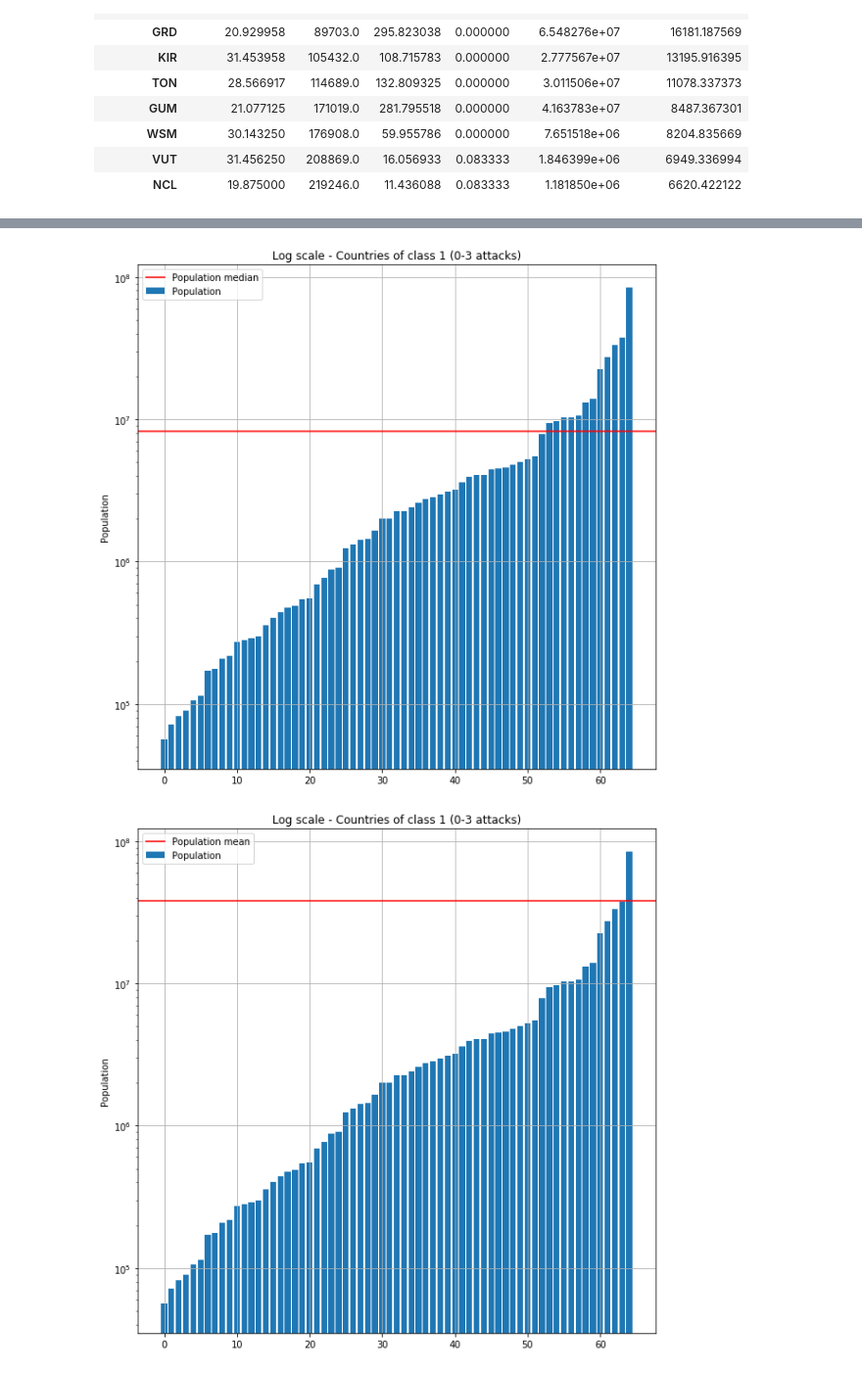
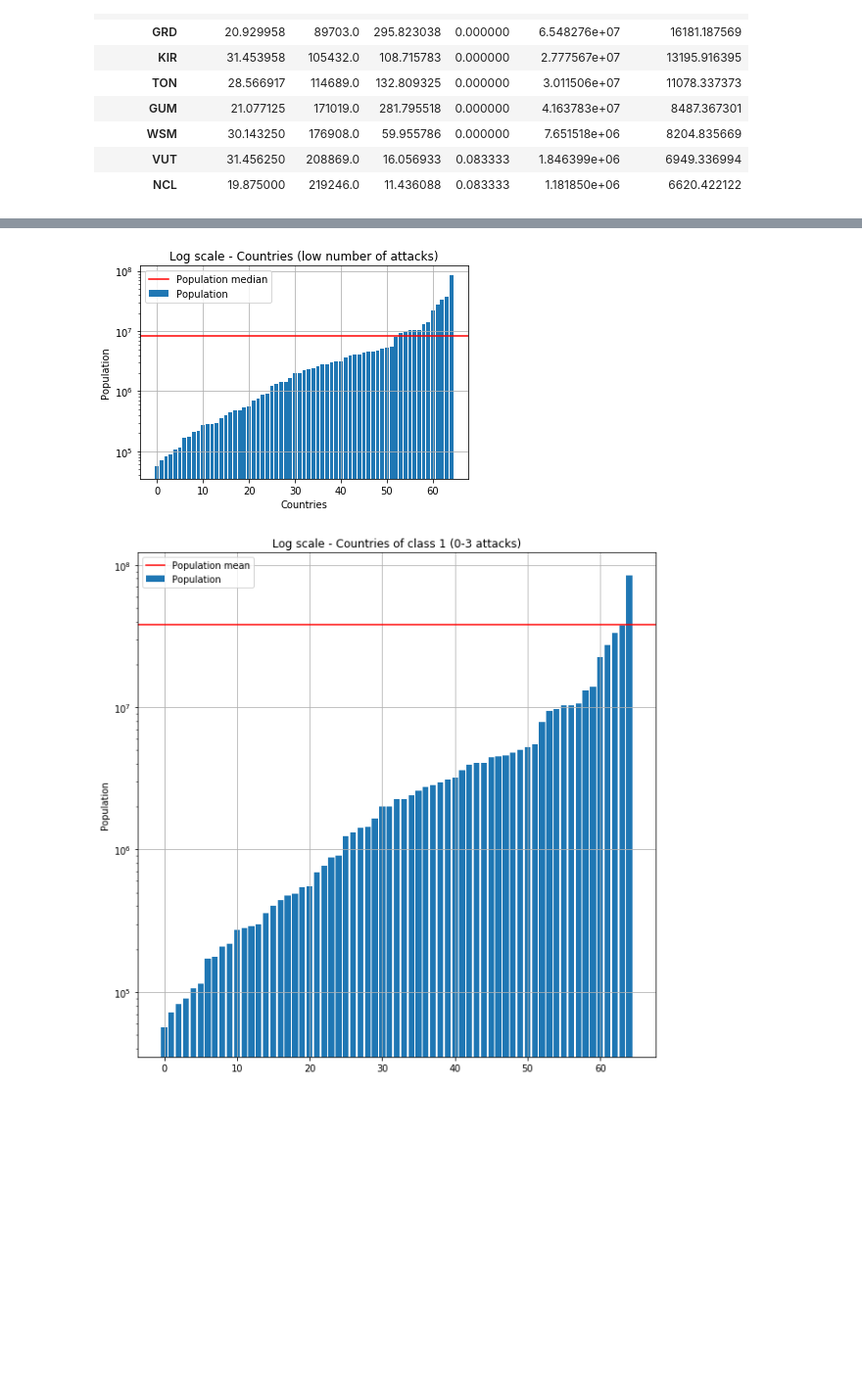
Before and after one commit to AndreaCurtoni/TerrorismDSBA, a Jupyter notebook: First hyp ML.ipynb, the cells around one changed output, grey strips where cells are left out. Shown at 98% size. Cells and saved outputs as stored; diff of their text form; code cells hidden in the pictures; blank space fills up the shorter version.

```diff
--- a/First hyp ML.ipynb
+++ b/First hyp ML.ipynb
@@ -1002,27 +1047,28 @@ plt.show()
 # %%
 import matplotlib.pyplot as plt
 
-f, ax = plt.subplots(figsize=(10, 10))
+f, ax = plt.subplots()
 ax.set_yscale('log')
 
 pop_def = []
 m_value = df4['Population'].median()
 plt.axhline(y=m_value, color='r', linestyle='-', label='Median')
 y = low['Population']
 axis = []
 for i, country in enumerate(low.index):
     pop_def.append(y.loc[country])
     axis.append(i)
 
 pop_def.sort()
 plt.bar(axis, pop_def)
-plt.title("Log scale - Countries of class 0 (0-3 attacks)")
+plt.title("Log scale - Countries (low number of attacks)")
 plt.ylabel('Population')
+plt.xlabel('Countries')
 plt.legend(['Population median', 'Population'])
 plt.grid()
 plt.show()
 # %% [output]
-[figure, old version]
+[figure, new version]
 # %%
 import matplotlib.pyplot as plt
 
```
Also changed, not shown: parts of 10 cells of this notebook.
